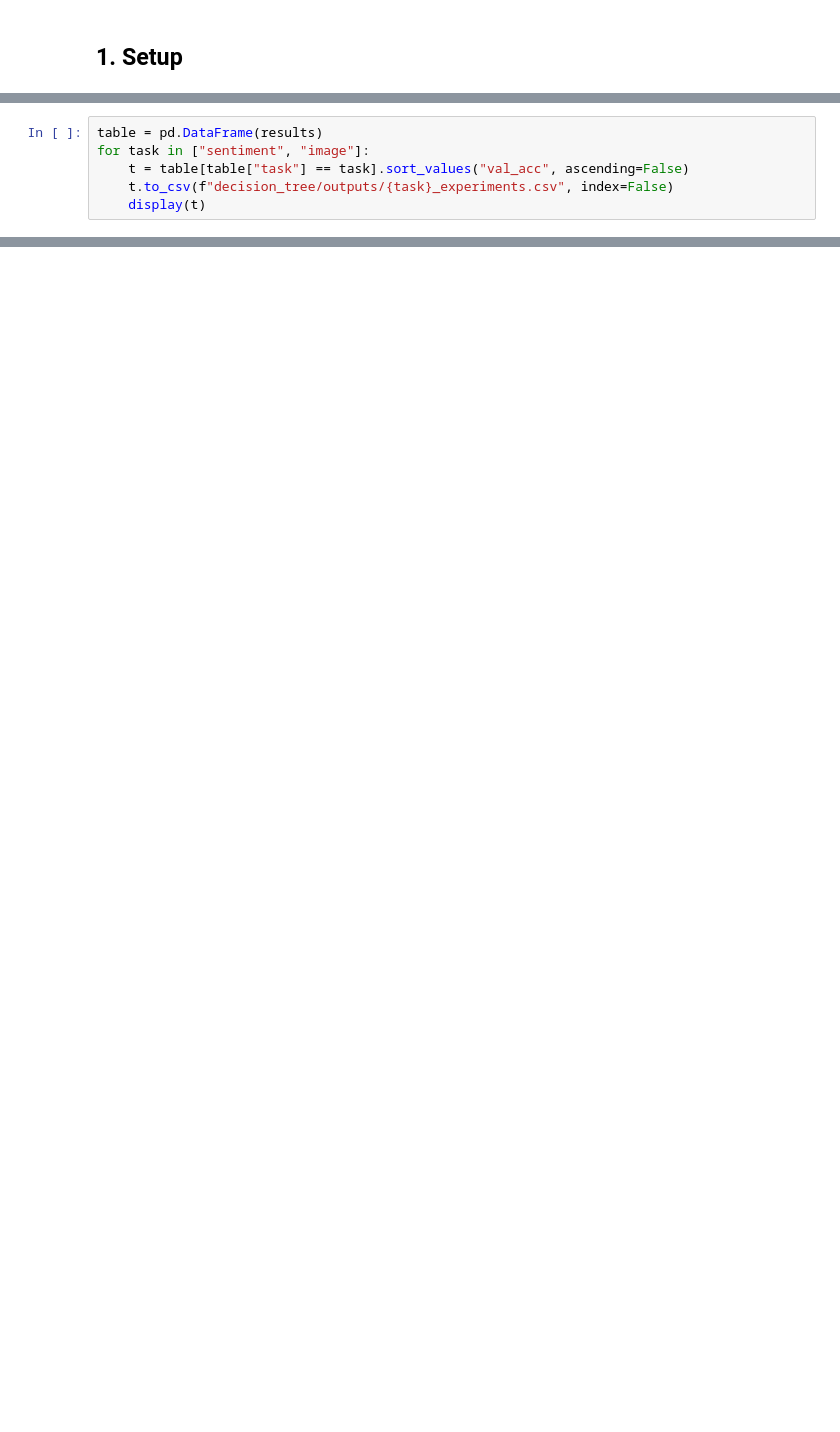
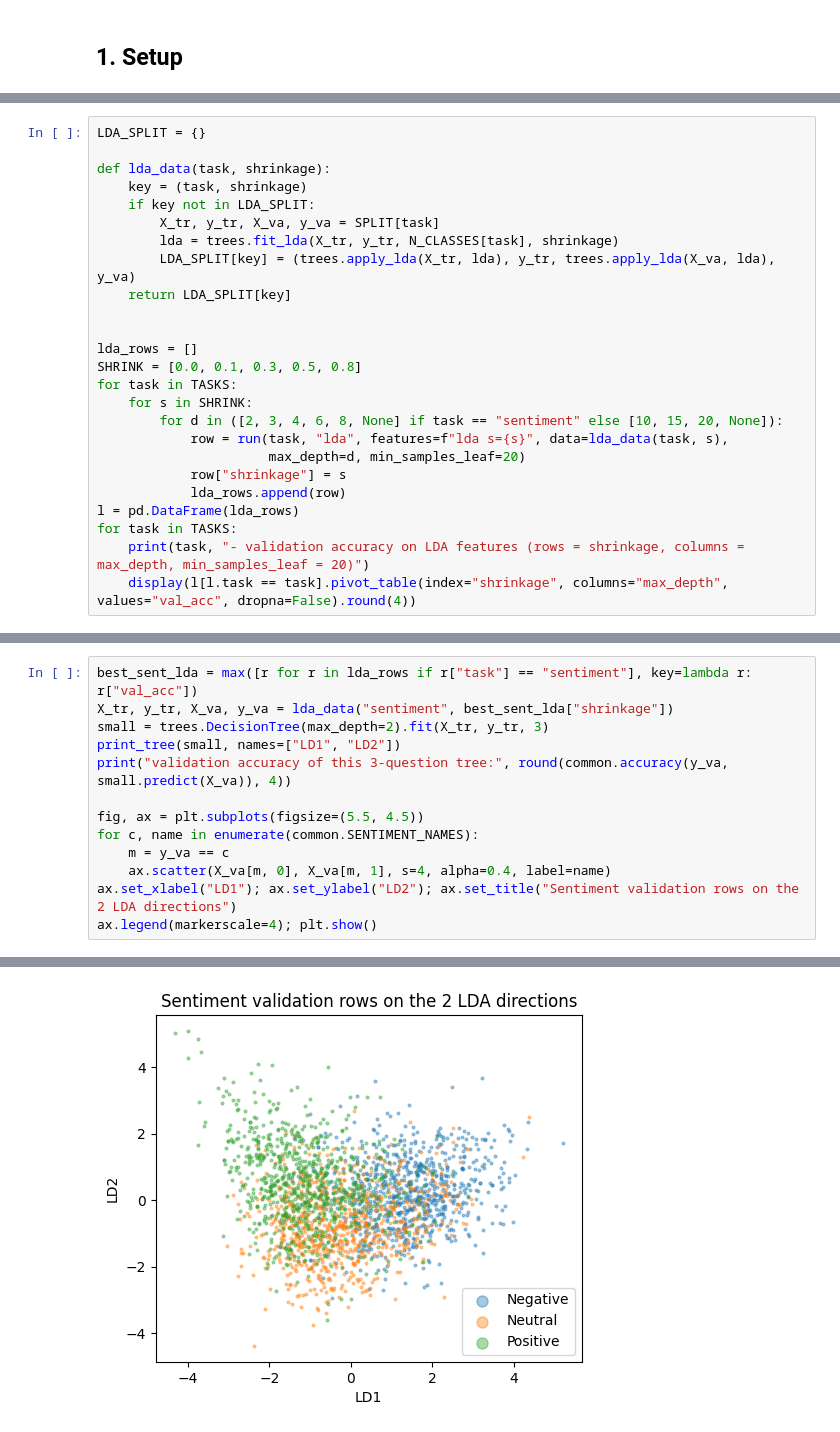
Before and after one commit to COMP472-Fall2026/Team27_F, a Jupyter notebook: decision_tree/decision_tree.ipynb, the cells around one changed output, grey strips where cells are left out. Saved outputs shown, nothing was run; the diff lists cells and outputs as text; blank space fills up the shorter version.

```diff
--- a/decision_tree/decision_tree.ipynb
+++ b/decision_tree/decision_tree.ipynb
@@ -347,6 +25,0 @@ image     {'max_depth': None, 'criterion': 'entropy'}   train 1.000   validation
-# %%
-table = pd.DataFrame(results)
-for task in ["sentiment", "image"]:
-    t = table[table["task"] == task].sort_values("val_acc", ascending=False)
-    t.to_csv(f"decision_tree/outputs/{task}_experiments.csv", index=False)
-    display(t)
@@ -438,0 +393,25 @@ image: saved decision_tree/outputs/image_test_pred.csv
+# %%
+LDA_SPLIT = {}
+
+def lda_data(task, shrinkage):
+    key = (task, shrinkage)
+    if key not in LDA_SPLIT:
+        X_tr, y_tr, X_va, y_va = SPLIT[task]
+        lda = trees.fit_lda(X_tr, y_tr, N_CLASSES[task], shrinkage)
+        LDA_SPLIT[key] = (trees.apply_lda(X_tr, lda), y_tr, trees.apply_lda(X_va, lda), y_va)
+    return LDA_SPLIT[key]
+
+
+lda_rows = []
+SHRINK = [0.0, 0.1, 0.3, 0.5, 0.8]
+for task in TASKS:
+    for s in SHRINK:
+        for d in ([2, 3, 4, 6, 8, None] if task == "sentiment" else [10, 15, 20, None]):
+            row = run(task, "lda", features=f"lda s={s}", data=lda_data(task, s),
+                      max_depth=d, min_samples_leaf=20)
+            row["shrinkage"] = s
+            lda_rows.append(row)
+l = pd.DataFrame(lda_rows)
+for task in TASKS:
+    print(task, "- validation accuracy on LDA features (rows = shrinkage, columns = max_depth, min_samples_leaf = 20)")
+    display(l[l.task == task].pivot_table(index="shrinkage", columns="max_depth", values="val_acc", dropna=False).round(4))
@@ -438,0 +438,14 @@ image: saved decision_tree/outputs/image_test_pred.csv
+# %%
+best_sent_lda = max([r for r in lda_rows if r["task"] == "sentiment"], key=lambda r: r["val_acc"])
+X_tr, y_tr, X_va, y_va = lda_data("sentiment", best_sent_lda["shrinkage"])
+small = trees.DecisionTree(max_depth=2).fit(X_tr, y_tr, 3)
+print_tree(small, names=["LD1", "LD2"])
+print("validation accuracy of this 3-question tree:", round(common.accuracy(y_va, small.predict(X_va)), 4))
+
+fig, ax = plt.subplots(figsize=(5.5, 4.5))
+for c, name in enumerate(common.SENTIMENT_NAMES):
+    m = y_va == c
+    ax.scatter(X_va[m, 0], X_va[m, 1], s=4, alpha=0.4, label=name)
+ax.set_xlabel("LD1"); ax.set_ylabel("LD2"); ax.set_title("Sentiment validation rows on the 2 LDA directions")
+ax.legend(markerscale=4); plt.show()
+# %% [output]
@@ -438,0 +463 @@ image: saved decision_tree/outputs/image_test_pred.csv
+[figure, added]
```
Also changed, not shown: parts of 55 cells of this notebook, 41 other files.
